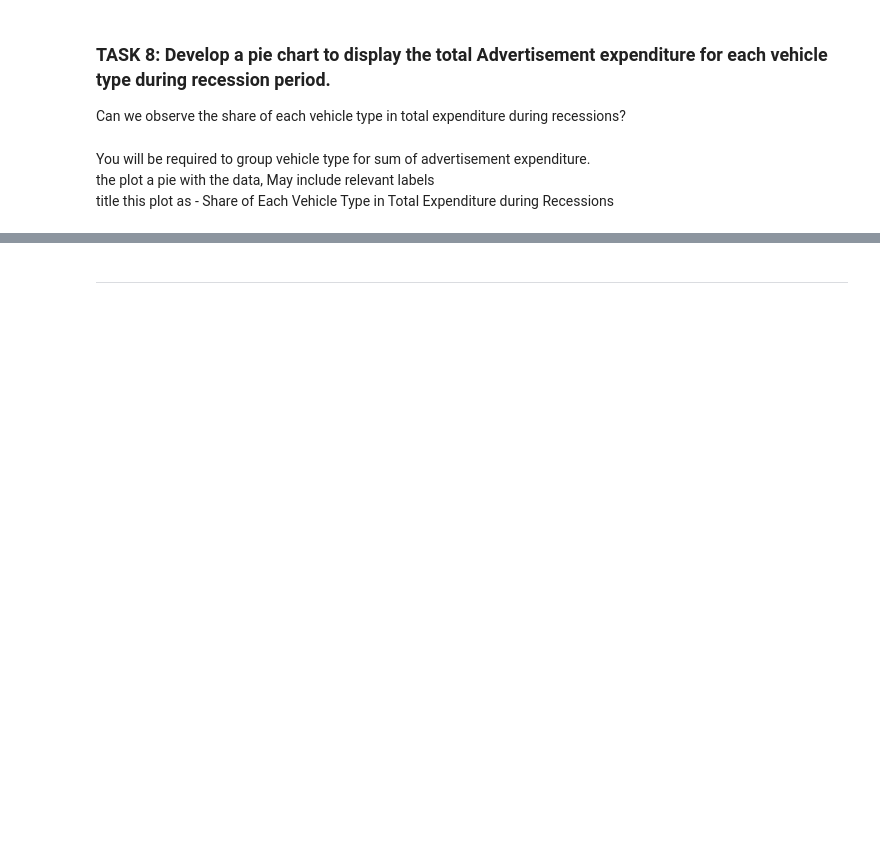
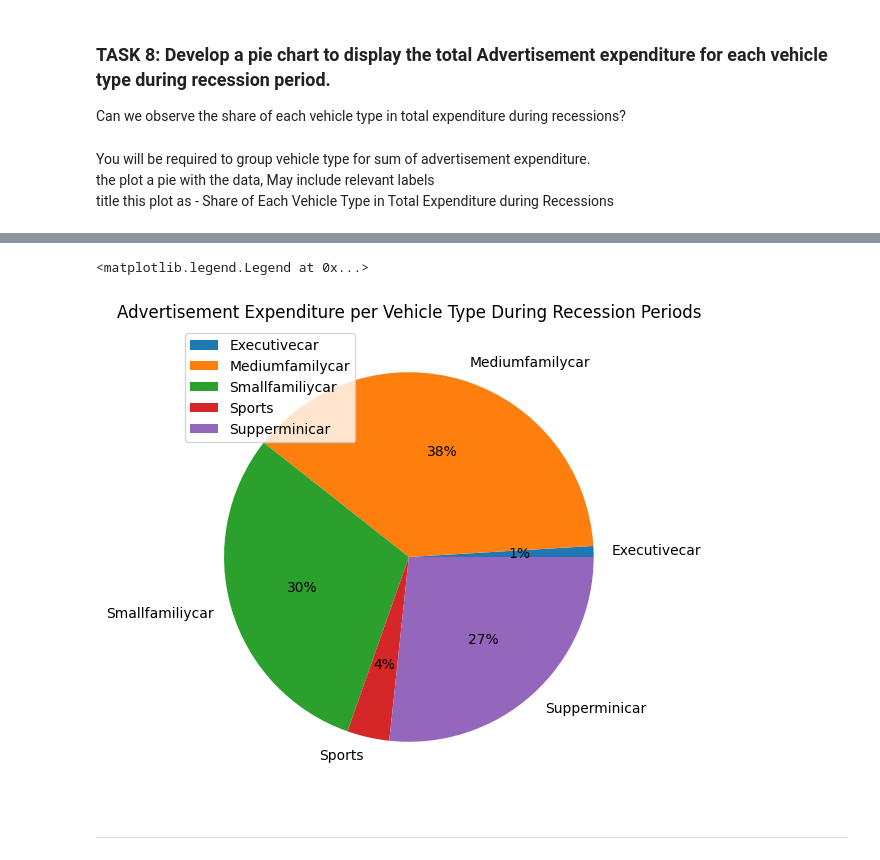
Before and after one commit to PinkNekoFist/introduction_to_DS, a Jupyter notebook: hw2/hw2/hw2_automobile/hw2_automobile.ipynb, the cells around one changed output, grey strips where cells are left out. Drawn from its saved outputs; the diff is of its cells as text; code cells hidden in the pictures; blank space fills up the shorter version.

```diff
--- a/hw2/hw2/hw2_automobile/hw2_automobile.ipynb
+++ b/hw2/hw2/hw2_automobile/hw2_automobile.ipynb
@@ -423,3 +418,23 @@ Can we observe the share of each vehicle type in total expenditure during recess
+# %%
+# your code here
+df_rec = df[df["Recession"] == 1]
+
+
+type_pie = (
+    df_rec[["Vehicle_Type", "Advertising_Expenditure"]].groupby("Vehicle_Type").sum()
+)
+
+type_pie.plot(
+    kind="pie",
+    y="Advertising_Expenditure",
+    ylabel="",
+    figsize=(10, 6),
+    autopct="%.0f%%",
+    title="Advertisement Expenditure per Vehicle Type During Recession Periods",
+).legend(loc="upper left")
+# %% [output]
+<matplotlib.legend.Legend at 0x...>
+[figure, added]
 # %% [markdown]
 ----
 # %% [markdown]
```
Also changed, not shown: parts of 3 cells of this notebook, 1 other file.
